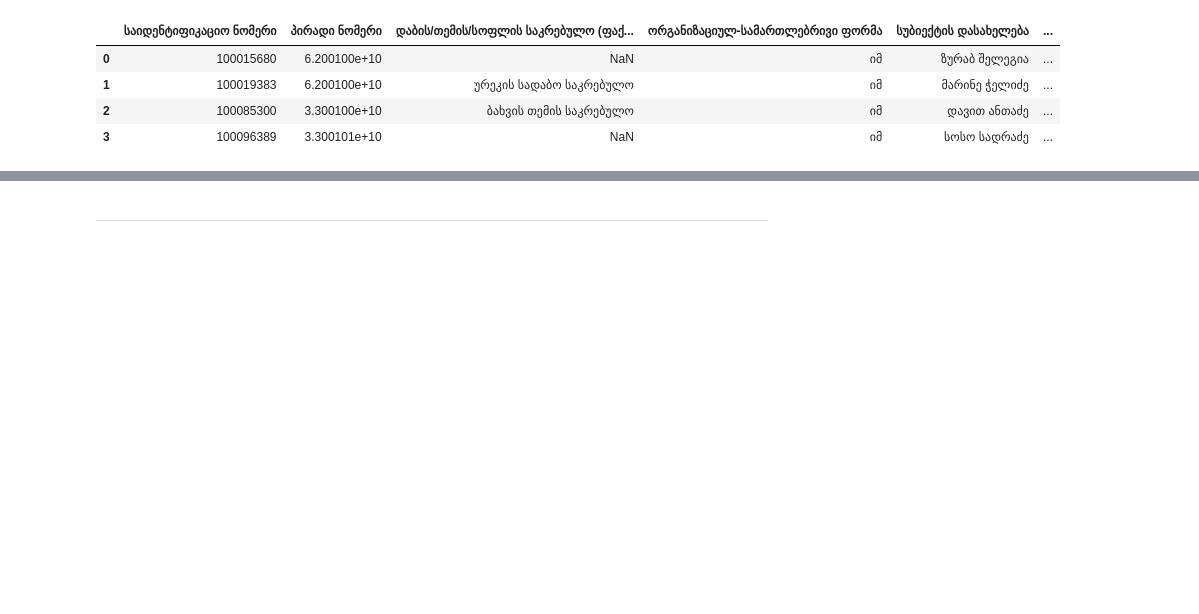
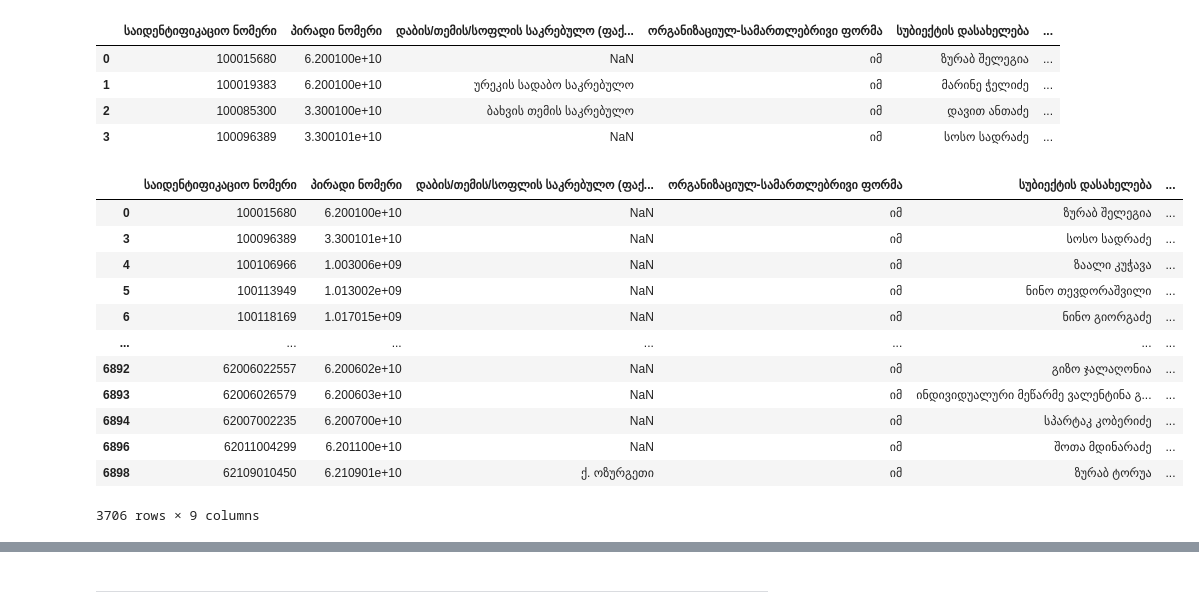
Before and after one commit to AKhvadagiani/Learning-Data-Science, a Jupyter notebook: Ozurgeti.ipynb, the cells around one changed output, grey strips where cells are left out. Cells and saved outputs as stored; diff of their text form; code cells hidden in the pictures; blank space fills up the shorter version.

```diff
--- a/Ozurgeti.ipynb
+++ b/Ozurgeti.ipynb
@@ -53,5 +54,21 @@ data = data[(data['დაბის/თემის/სოფლის საკ
 # %%
 data = data[~(data['ფაქტობრივი მისამართი'].isnull())]
+# %%
+data
+# %% [output]
+|  | საიდენტიფიკაციო ნომერი | პირადი ნომერი | დაბის/თემის/სოფლის საკრებულო (ფაქ... | ორგანიზაციულ-სამართლებრივი ფორმა | სუბიექტის დასახელება | ... |
+| 0 | 100015680 | 6.200100e+10 | NaN | იმ | ზურაბ შელეგია | ... |
+| 3 | 100096389 | 3.300101e+10 | NaN | იმ | სოსო სადრაძე | ... |
+| 4 | 100106966 | 1.003006e+09 | NaN | იმ | ზაალი კუჭავა | ... |
+| 5 | 100113949 | 1.013002e+09 | NaN | იმ | ნინო თევდორაშვილი | ... |
+| 6 | 100118169 | 1.017015e+09 | NaN | იმ | ნინო გიორგაძე | ... |
+| ... | ... | ... | ... | ... | ... | ... |
+| 6892 | 62006022557 | 6.200602e+10 | NaN | იმ | გიზო ჯალაღონია | ... |
+| 6893 | 62006026579 | 6.200603e+10 | NaN | იმ | ინდივიდუალური მეწარმე ვალენტინა გ... | ... |
+| 6894 | 62007002235 | 6.200700e+10 | NaN | იმ | სპარტაკ კობერიძე | ... |
+| 6896 | 62011004299 | 6.201100e+10 | NaN | იმ | შოთა მდინარაძე | ... |
+| 6898 | 62109010450 | 6.210901e+10 | ქ. ოზურგეთი | იმ | ზურაბ ტორუა | ... |
+3706 rows × 9 columns
 # %%
 def clean_text(arg):
     cleaned = re.sub(r'[^\w\s]',' ',arg)
```
Also changed, not shown: parts of 20 cells of this notebook, 12 other files.
